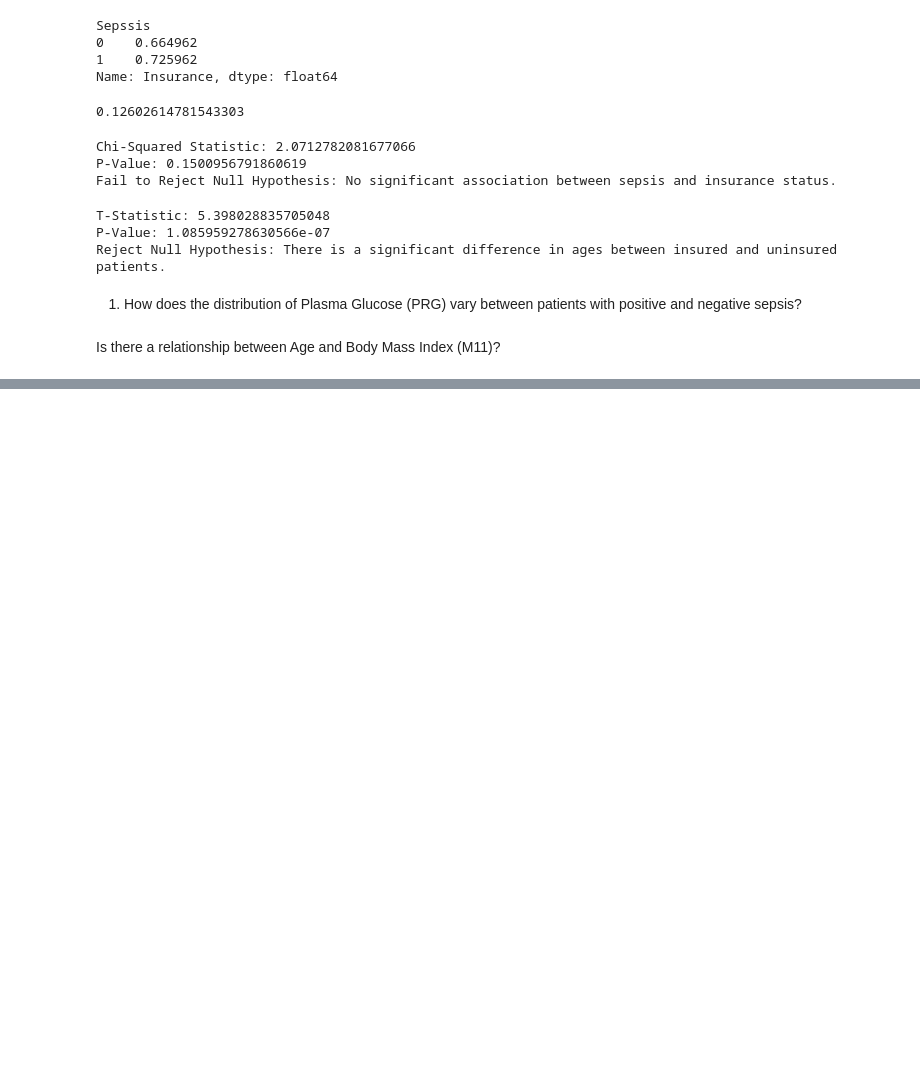
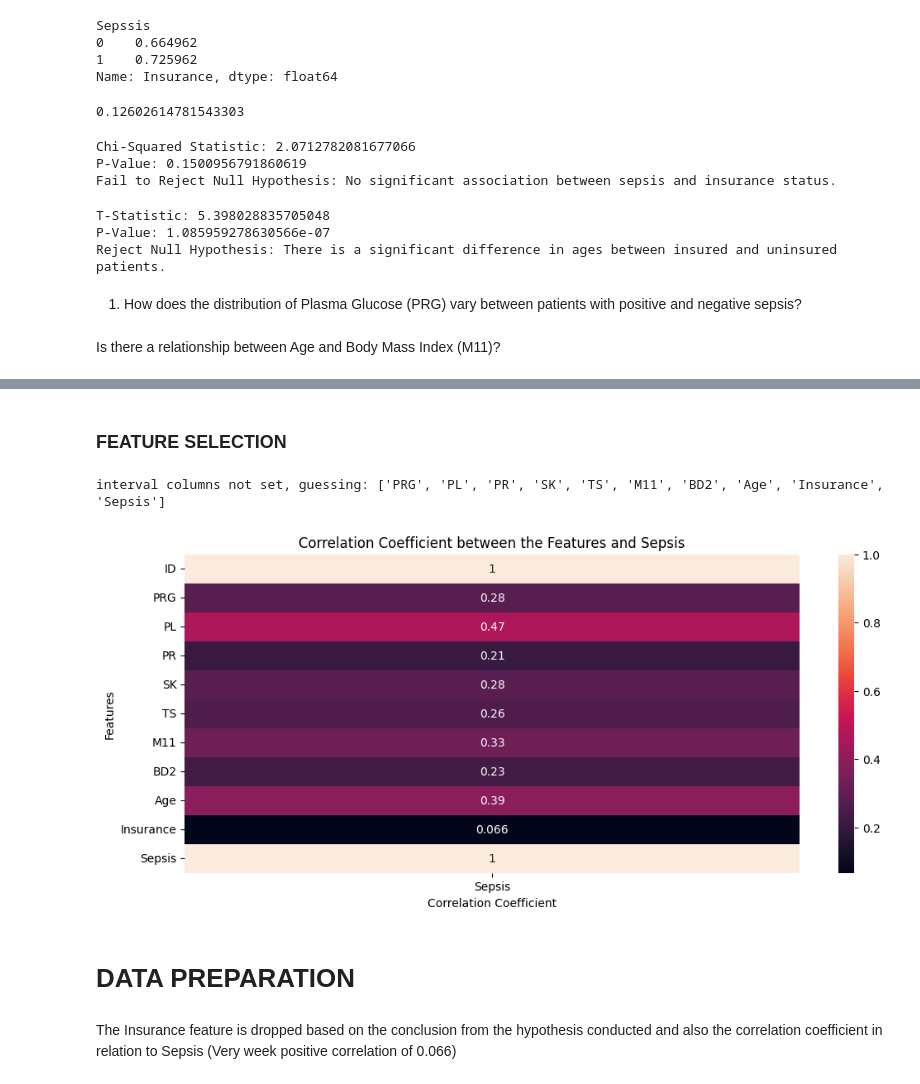
Before and after one commit to snyamson/P6-Sepsis-ML-Prediction-FastAPI, a Jupyter notebook: notebook/sepsis-ml-prediction.ipynb, the cells around one changed output, grey strips where cells are left out. Drawn from its saved outputs; the diff is of its cells as text; code cells hidden in the pictures; blank space fills up the shorter version.

Commit message:
Complete data preprocessing

```diff
--- a/notebook/sepsis-ml-prediction.ipynb
+++ b/notebook/sepsis-ml-prediction.ipynb
@@ -224,0 +246,3 @@ With this, I investigate two hypothesis
+# %%
+# Rename Sepssis to Sepsis for clarity
+train.rename({'Sepssis': 'Sepsis'}, axis=1, inplace=True)
@@ -319,0 +358,6 @@ fig.show()
+# %%
+# Create a copy of train set for preprocessing
+clean_train = train.copy()
+# %%
+# Covert the Sepsis column to have 0 and 1
+clean_train['Sepsis'] = clean_train['Sepsis'].map({'Positive': 1, 'Negative': 0})
@@ -319,0 +391,29 @@ fig.show()
+# %% [markdown]
+### FEATURE SELECTION
+# %%
+# Calculate the phik correlation matrix for the 'Sepsis' column
+sepsis_corr = clean_train.phik_matrix().loc['Sepsis']
+# %% [output]
+interval columns not set, guessing: ['PRG', 'PL', 'PR', 'SK', 'TS', 'M11', 'BD2', 'Age', 'Insurance', 'Sepsis']
+# %%
+# Set the figure size for the heatmap
+plt.figure(figsize=(12, 5))
+
+# Create a heatmap with annotations
+sns.heatmap(sepsis_corr.to_frame(), annot=True)
+
+# Set the title for the heatmap
+plt.title('Correlation Coefficient between the Features and Sepsis')
+
+# Set the labels for the y-axis and x-axis
+plt.ylabel('Features')
+plt.xlabel('Correlation Coefficient')
+
+# Show the heatmap
+plt.show()
+# %% [output]
+[figure, added]
+# %% [markdown]
+# DATA PREPARATION
+# %% [markdown]
+The Insurance feature is dropped based on the conclusion from the hypothesis conducted and also the correlation coefficient in relation to Sepsis (Very week positive correlation of 0.066)
```
Also changed, not shown: parts of 24 cells of this notebook, 2 other files.
